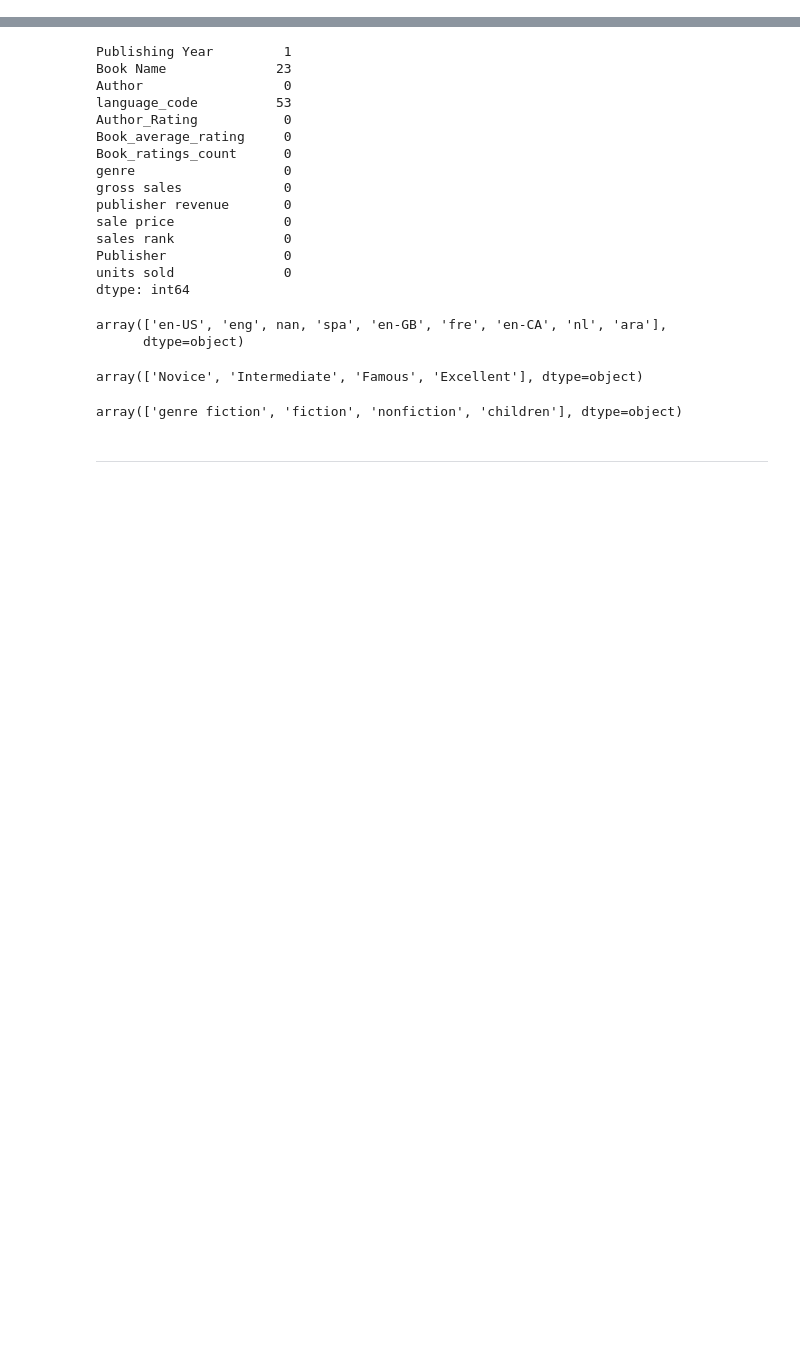
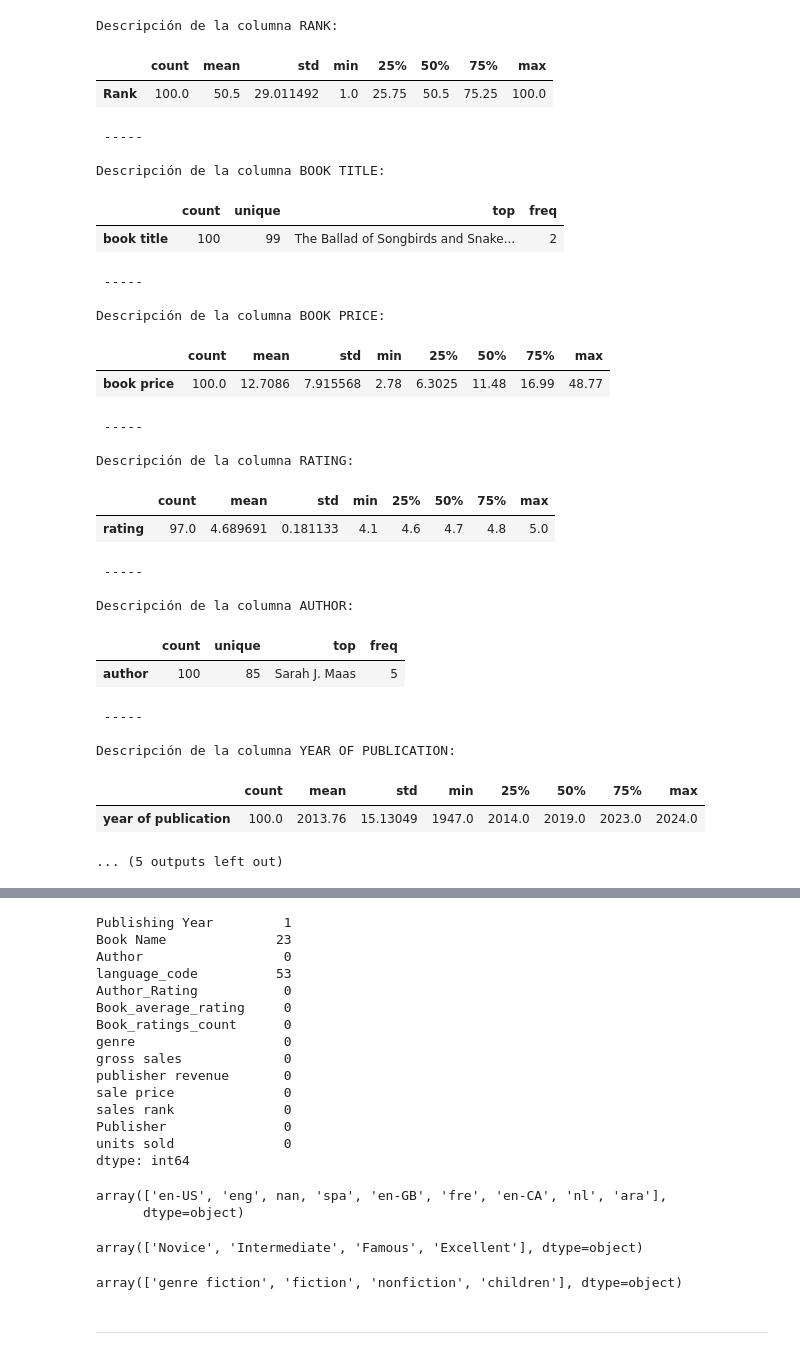
Before and after one commit to raquelmartinrodriguez/promoG-DA-modulo4-sprint2-Laura-Mora-Raquel-Martin, a Jupyter notebook: analisis_laura.ipynb, the cells around one changed output, grey strips where cells are left out. Drawn from its saved outputs; the diff is of its cells as text; code cells hidden in the pictures; blank space fills up the shorter version.

```diff
--- a/analisis_laura.ipynb
+++ b/analisis_laura.ipynb
@@ -6,0 +55,32 @@ warnings.filterwarnings("ignore")
+# %%
+sp.describir_columnas(books, books.columns)
+# %% [output]
+Descripción de la columna RANK:
+|  | count | mean | std | min | 25% | 50% | 75% | max |
+| Rank | 100.0 | 50.5 | 29.011492 | 1.0 | 25.75 | 50.5 | 75.25 | 100.0 |
+ -----
+
+Descripción de la columna BOOK TITLE:
+|  | count | unique | top | freq |
+| book title | 100 | 99 | The Ballad of Songbirds and Snake... | 2 |
+ -----
+
+Descripción de la columna BOOK PRICE:
+|  | count | mean | std | min | 25% | 50% | 75% | max |
+| book price | 100.0 | 12.7086 | 7.915568 | 2.78 | 6.3025 | 11.48 | 16.99 | 48.77 |
+ -----
+
+Descripción de la columna RATING:
+|  | count | mean | std | min | 25% | 50% | 75% | max |
+| rating | 97.0 | 4.689691 | 0.181133 | 4.1 | 4.6 | 4.7 | 4.8 | 5.0 |
+ -----
+
+Descripción de la columna AUTHOR:
+|  | count | unique | top | freq |
+| author | 100 | 85 | Sarah J. Maas | 5 |
+ -----
+
+Descripción de la columna YEAR OF PUBLICATION:
+|  | count | mean | std | min | 25% | 50% | 75% | max |
+| year of publication | 100.0 | 2013.76 | 15.13049 | 1947.0 | 2014.0 | 2019.0 | 2023.0 | 2024.0 |
+... (5 outputs left out)
```
Also changed, not shown: parts of 42 cells of this notebook, 2 other files.
